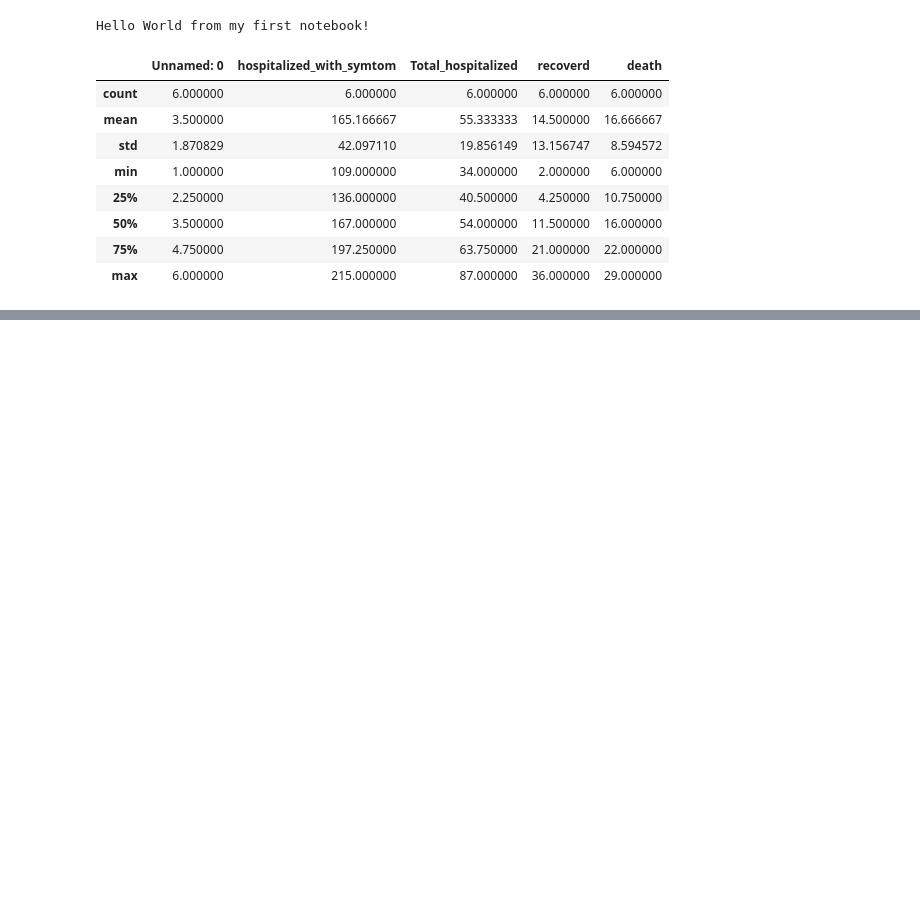
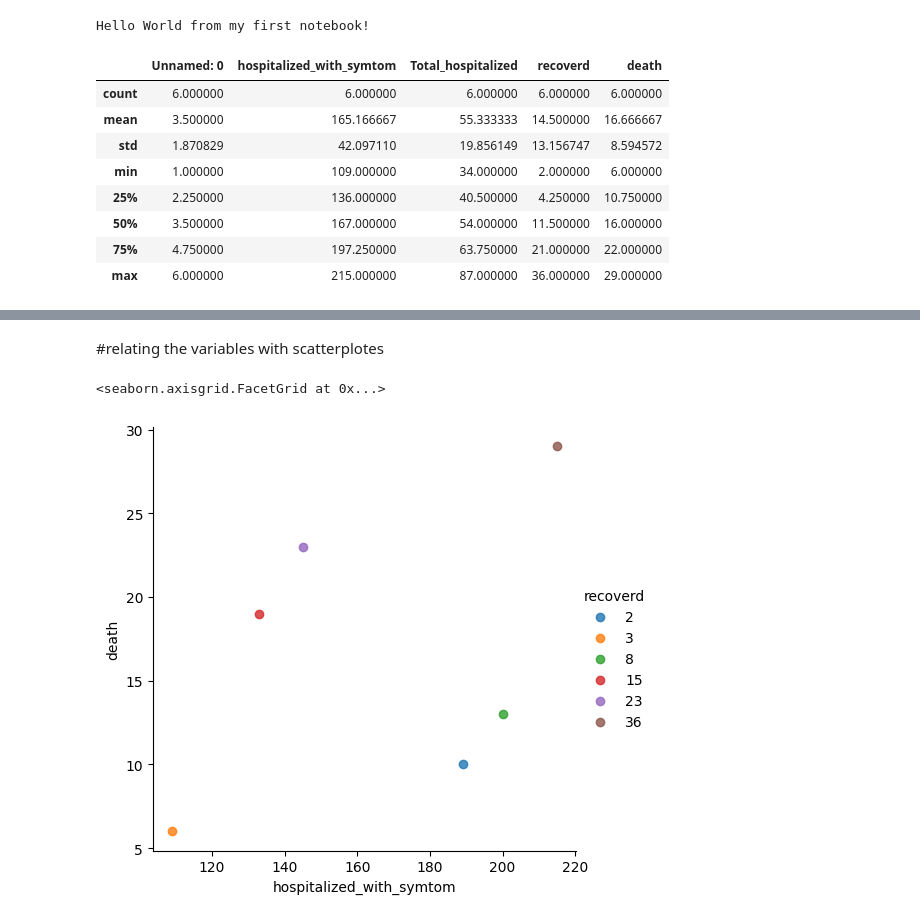
Before and after one commit to nagarneha/covid-19-data-analysis, a Jupyter notebook: data_science_project.ipynb, the cells around one changed output, grey strips where cells are left out. Cells and saved outputs as stored; diff of their text form; code cells hidden in the pictures; blank space fills up the shorter version.

```diff
--- a/data_science_project.ipynb
+++ b/data_science_project.ipynb
@@ -61,0 +62,7 @@ dtype: int64
+# %% [markdown]
+#relating the variables with scatterplotes
+# %%
+sns.lmplot(x="hospitalized_with_symtom", y="death", hue='recoverd',data = data)
+# %% [output]
+<seaborn.axisgrid.FacetGrid at 0x...>
+[figure, added]
```
Also changed, not shown: parts of 3 cells of this notebook.
